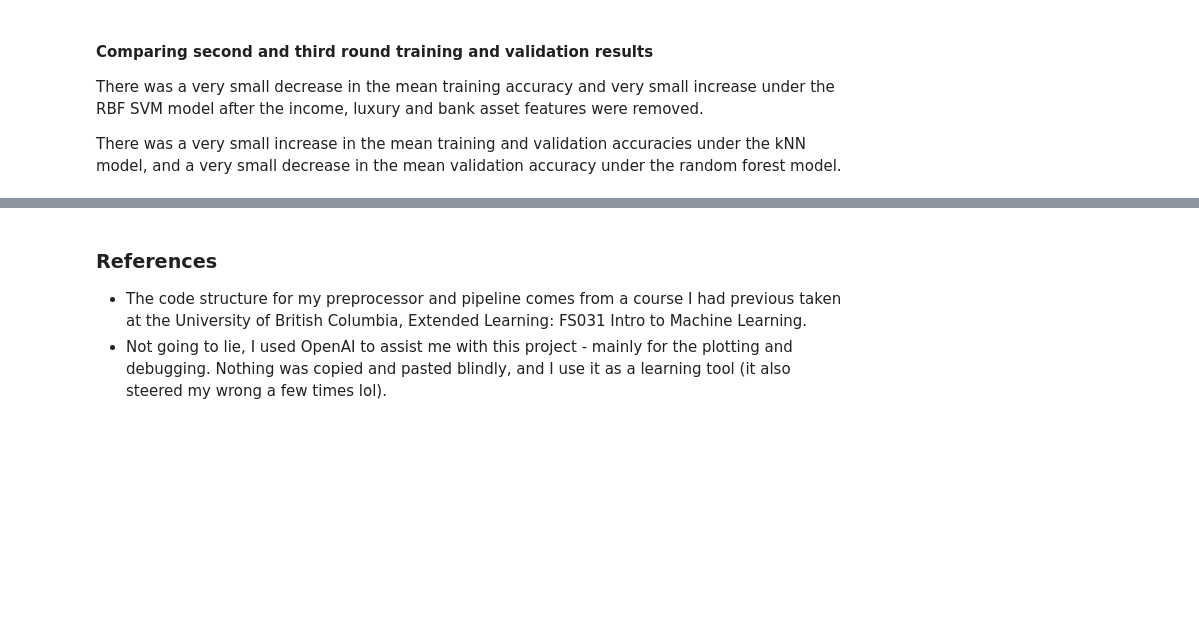
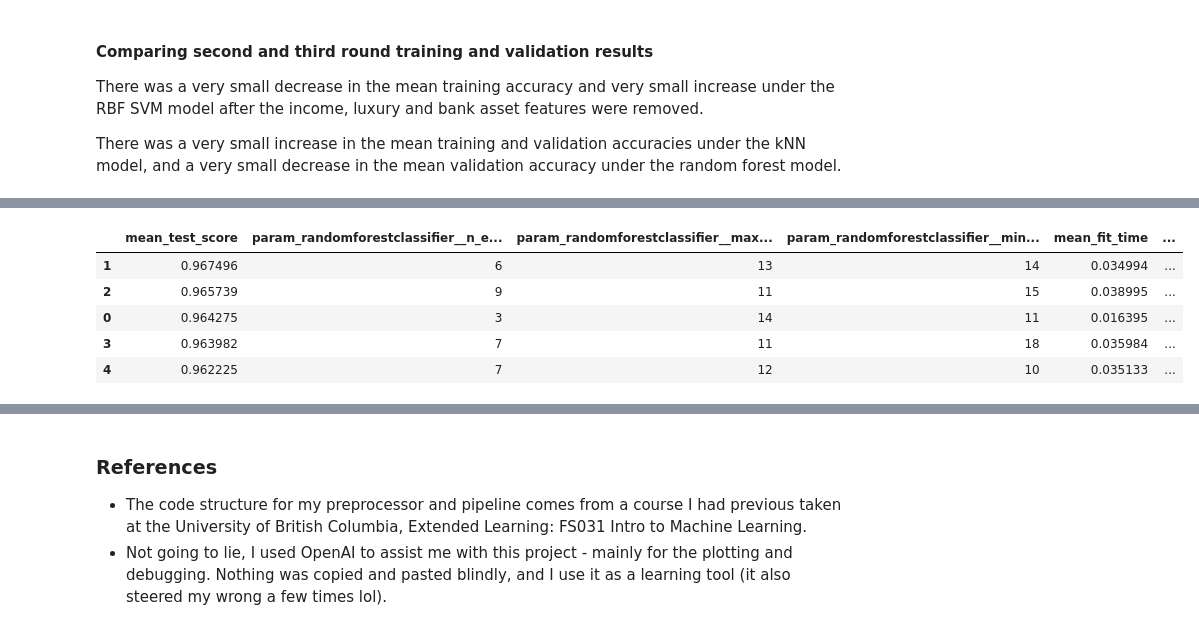
Before and after one commit to FleaBusyBeeBergs/dtsa5509, a Jupyter notebook: final-project.ipynb, the cells around one changed output, grey strips where cells are left out. Saved outputs shown, nothing was run; the diff lists cells and outputs as text; code cells hidden in the pictures; blank space fills up the shorter version.

```diff
--- a/final-project.ipynb
+++ b/final-project.ipynb
@@ -581,0 +620,18 @@ Random forest has the best training and validation accuracy.
+# %%
+rf_grid_results = rf_search.cv_results_
+rf_grid_results = pd.DataFrame(rf_grid_results)
+rf_grid_results = (rf_grid_results.loc[:,['mean_test_score',
+                                          'param_randomforestclassifier__n_estimators',
+                                          'param_randomforestclassifier__max_depth',
+                                          'param_randomforestclassifier__min_samples_split',
+                                          'mean_fit_time',
+                                          'rank_test_score']]
+                            .sort_values(by = 'rank_test_score'))
+rf_grid_results
+# %% [output]
+|  | mean_test_score | param_randomforestclassifier__n_e... | param_randomforestclassifier__max... | param_randomforestclassifier__min... | mean_fit_time | ... |
+| 1 | 0.967496 | 6 | 13 | 14 | 0.034994 | ... |
+| 2 | 0.965739 | 9 | 11 | 15 | 0.038995 | ... |
+| 0 | 0.964275 | 3 | 14 | 11 | 0.016395 | ... |
+| 3 | 0.963982 | 7 | 11 | 18 | 0.035984 | ... |
+| 4 | 0.962225 | 7 | 12 | 10 | 0.035133 | ... |
```
Also changed, not shown: parts of 14 cells of this notebook.
